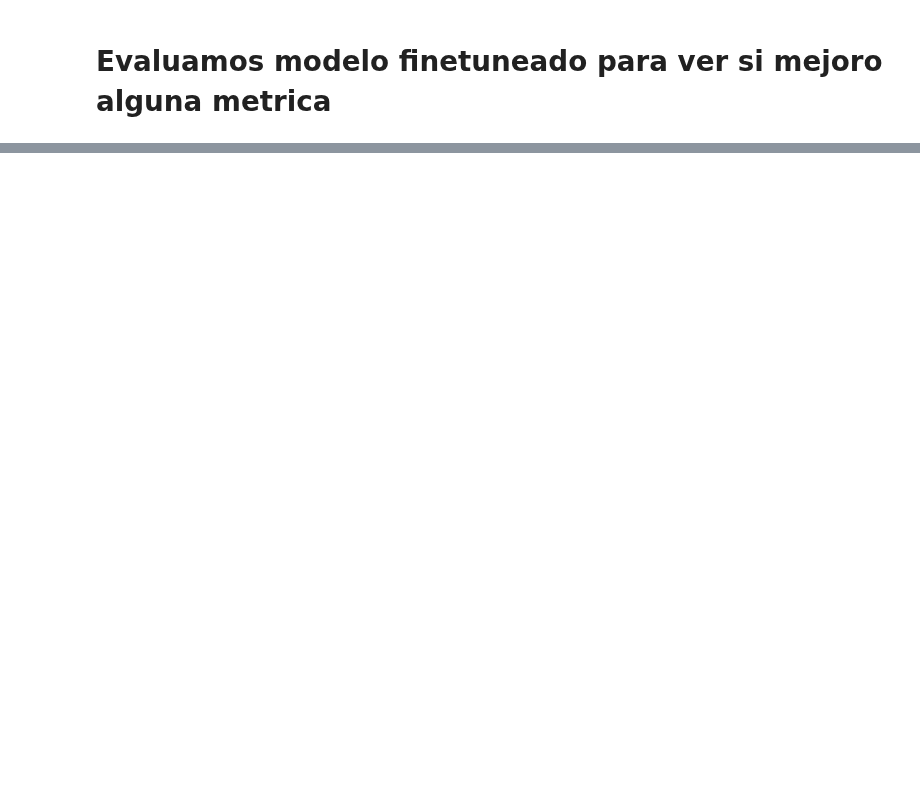
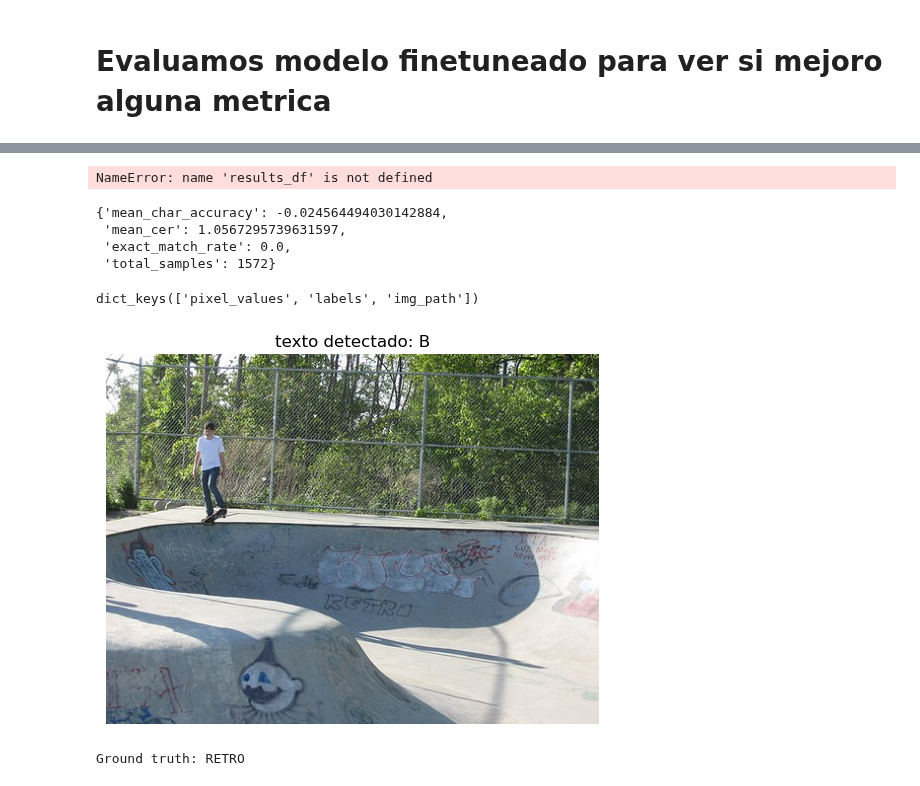
Before and after one commit to qagustina/vpc3-proyecto, a Jupyter notebook: vpc3_proyecto/model_evaluation/donut_evaluation.ipynb, the cells around one changed output, grey strips where cells are left out. Cells and saved outputs as stored; diff of their text form; code cells hidden in the pictures; blank space fills up the shorter version.

```diff
--- a/vpc3_proyecto/model_evaluation/donut_evaluation.ipynb
+++ b/vpc3_proyecto/model_evaluation/donut_evaluation.ipynb
@@ -130,0 +96,23 @@ Using a slow image processor as `use_fast` is unset and a slow processor was sav
+# %%
+
+
+processor = DonutProcessor.from_pretrained(manually_saved_folder,do_resize=True,use_fast=True)
+
+model = VisionEncoderDecoderModel.from_pretrained(manually_saved_folder).to(device)
+# processor = DonutProcessor.from_pretrained(manually_saved_folder)
+#
+# model = VisionEncoderDecoderModel.from_pretrained(
+#     manually_saved_folder,
+#     device_map="auto",
+#     torch_dtype=torch.float16
+# )
+
+
+test_dataset = OCRDataset(
+    img_dir_test,
+    processor=processor,
+    max_length=512,
+    annotation_file=ann_coco_text
+)
+model.config.decoder_start_token_id = processor.tokenizer.pad_token_id
+model.config.pad_token_id = processor.tokenizer.pad_token_id
@@ -165,0 +154,36 @@ model
+# %%
+results_df
+# %% [output]
+NameError: name 'results_df' is not defined
+# %%
+metrics
+# %% [output]
+{'mean_char_accuracy': -0.024564494030142884,
+ 'mean_cer': 1.0567295739631597,
+ 'exact_match_rate': 0.0,
+ 'total_samples': 1572}
+# %%
+sample_0 = test_dataset[0]
+sample_1 = test_dataset[1351]
+sample_11 = test_dataset[12]
+# %%
+sample_0.keys()
+# %% [output]
+dict_keys(['pixel_values', 'labels', 'img_path'])
+# %%
+from PIL import Image
+
+try:
+    image = Image.open(sample_1['img_path']).convert("RGB")
+except FileNotFoundError:
+    print(f"Error: Image not found at {sample_1['img_path']}")
+    exit()
+
+from vpc3_proyecto.visualization.infer_from_image import infer_text_from_image
+task_prompt = None
+gt_text = processor.tokenizer.decode( sample_1['labels'][ sample_1['labels'] != -100])
+result_text = infer_text_from_image(image, model, processor,task_prompt=None,show_image=True)
+print("Ground truth:",df.iloc[1351]["text"])
+# %% [output]
+[figure, added]
+Ground truth: RETRO
```
Also changed, not shown: parts of 10 cells of this notebook, 11 other files.
